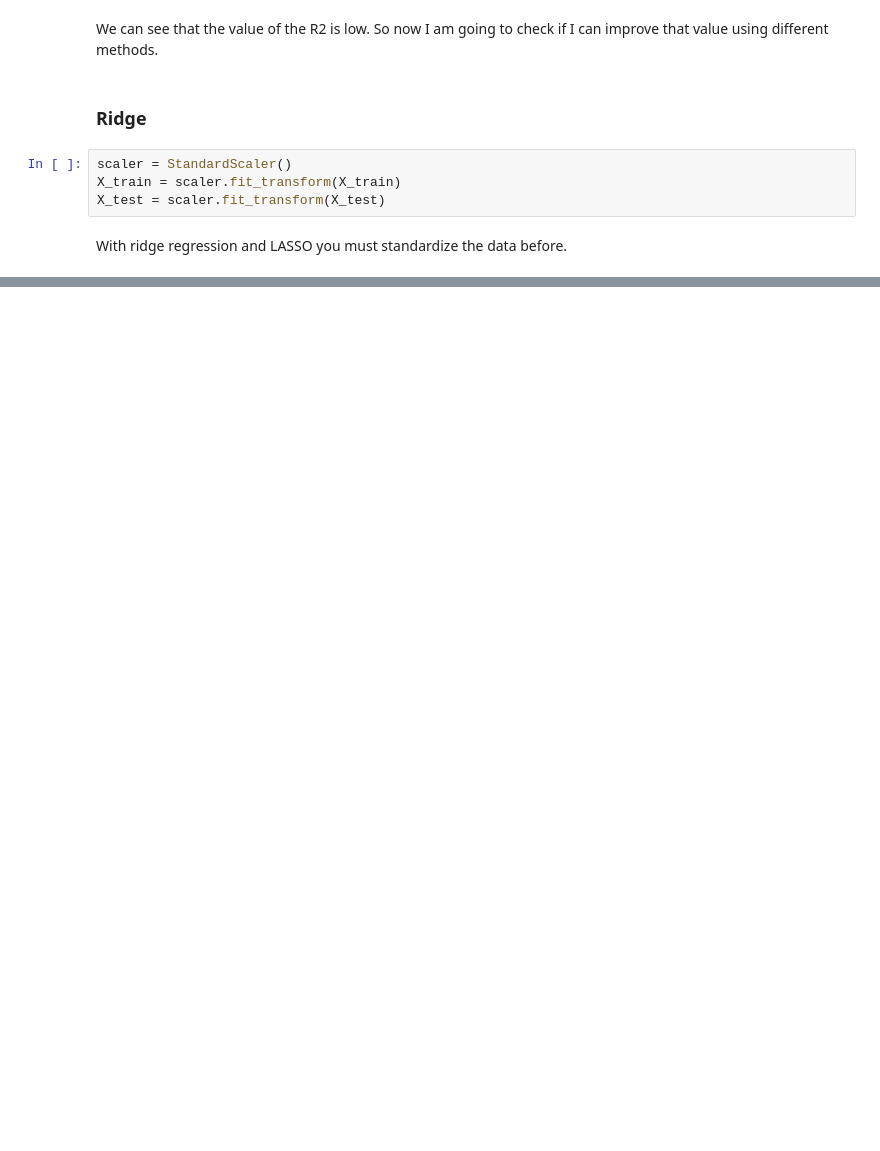
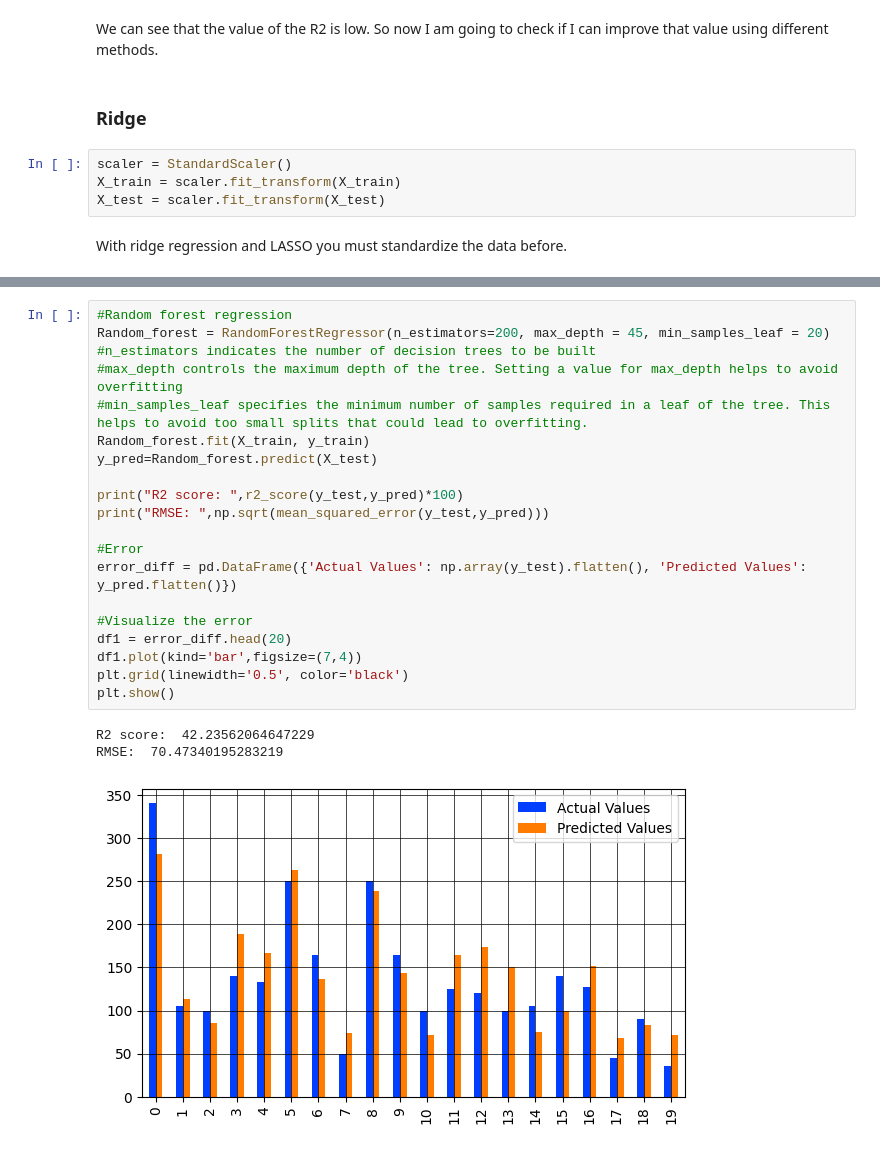
Before and after one commit to AlessandroSignoretto/Programming_project, a Jupyter notebook: Programming_project_pc.ipynb, the cells around one changed output, grey strips where cells are left out. Saved outputs shown, nothing was run; the diff lists cells and outputs as text; blank space fills up the shorter version.

```diff
--- a/Programming_project_pc.ipynb
+++ b/Programming_project_pc.ipynb
@@ -689,0 +713,24 @@ R2 score:  38.106167780986574
+# %%
+#Random forest regression
+Random_forest = RandomForestRegressor(n_estimators=200, max_depth = 45, min_samples_leaf = 20)
+#n_estimators indicates the number of decision trees to be built
+#max_depth controls the maximum depth of the tree. Setting a value for max_depth helps to avoid overfitting
+#min_samples_leaf specifies the minimum number of samples required in a leaf of the tree. This helps to avoid too small splits that could lead to overfitting.
+Random_forest.fit(X_train, y_train)
+y_pred=Random_forest.predict(X_test)
+
+print("R2 score: ",r2_score(y_test,y_pred)*100)
+print("RMSE: ",np.sqrt(mean_squared_error(y_test,y_pred)))
+
+#Error
+error_diff = pd.DataFrame({'Actual Values': np.array(y_test).flatten(), 'Predicted Values': y_pred.flatten()})
+
+#Visualize the error
+df1 = error_diff.head(20)
+df1.plot(kind='bar',figsize=(7,4))
+plt.grid(linewidth='0.5', color='black')
+plt.show()
+# %% [output]
+R2 score:  42.23562064647229
+RMSE:  70.47340195283219
+[figure, added]
```
Also changed, not shown: parts of 7 cells of this notebook.
